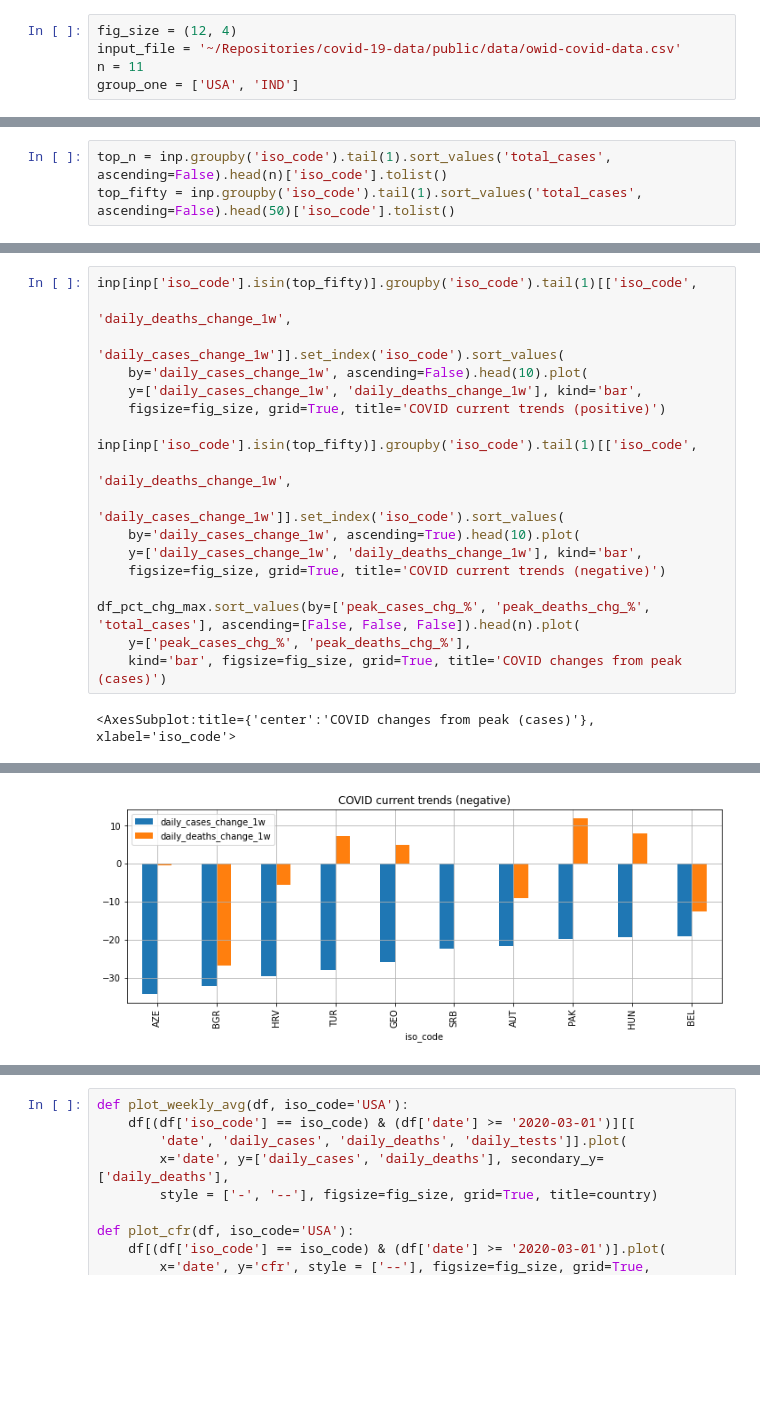
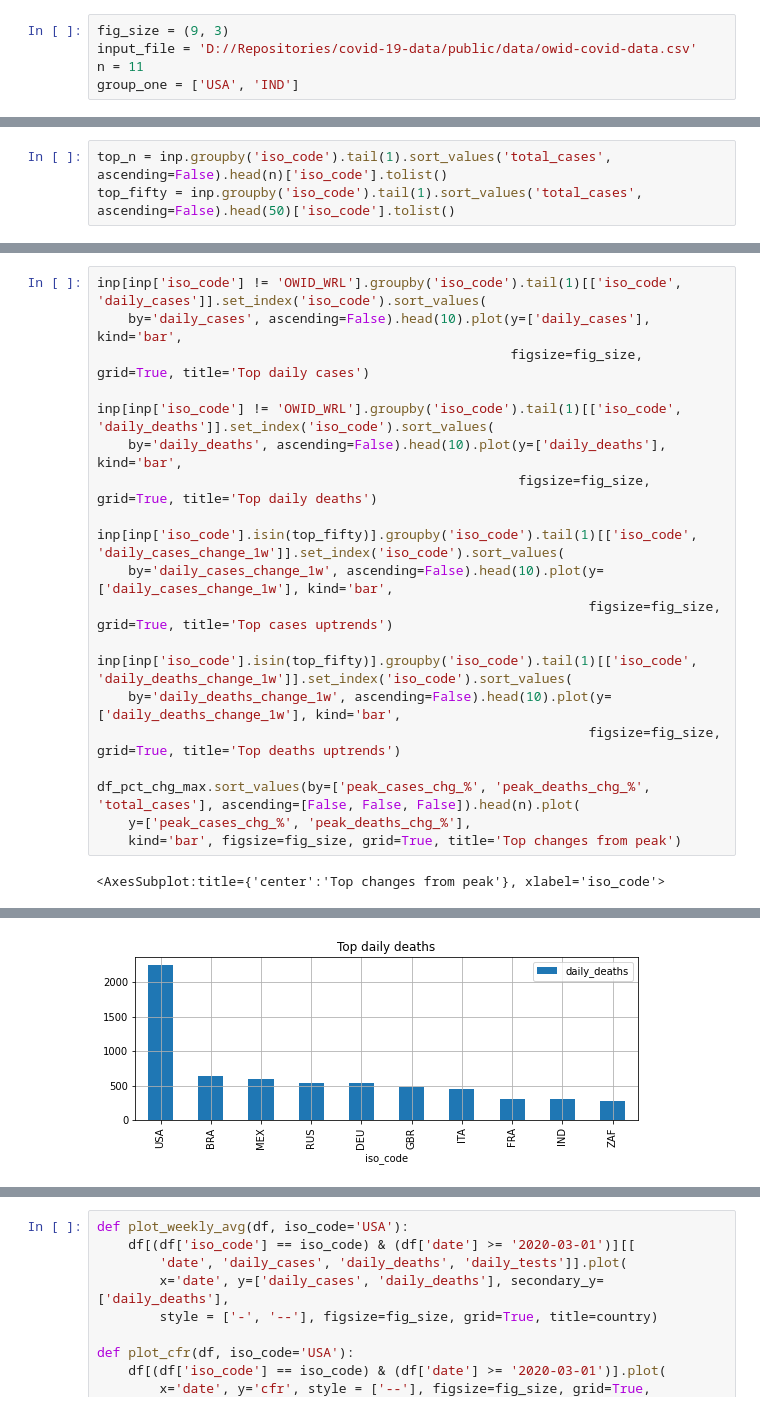
Before and after one commit to bamage00/notebooks, a Jupyter notebook: covid.ipynb, the cells around one changed output, grey strips where cells are left out. Drawn from its saved outputs; the diff is of its cells as text; blank space fills up the shorter version.

```diff
--- a/covid.ipynb
+++ b/covid.ipynb
@@ -6,8 +6,8 @@ from datetime import datetime
 
 plt.rcParams.update({'figure.max_open_warning': 0})
 # %%
-fig_size = (12, 4)
-input_file = '~/Repositories/covid-19-data/public/data/owid-covid-data.csv'
+fig_size = (9, 3)
+input_file = 'D://Repositories/covid-19-data/public/data/owid-covid-data.csv'
 n = 11
 group_one = ['USA', 'IND']
 # %%
@@ -105,20 +105,22 @@ df_pct_chg_max.sort_values(by='total_cases', ascending=False).head(n).plot(
 # %%
-inp[inp['iso_code'].isin(top_fifty)].groupby('iso_code').tail(1)[['iso_code',
-                                                                  'daily_deaths_change_1w',
-                                                                  'daily_cases_change_1w']].set_index('iso_code').sort_values(
-    by='daily_cases_change_1w', ascending=False).head(10).plot(
-    y=['daily_cases_change_1w', 'daily_deaths_change_1w'], kind='bar',
-    figsize=fig_size, grid=True, title='COVID current trends (positive)')
+inp[inp['iso_code'] != 'OWID_WRL'].groupby('iso_code').tail(1)[['iso_code', 'daily_cases']].set_index('iso_code').sort_values(
+    by='daily_cases', ascending=False).head(10).plot(y=['daily_cases'], kind='bar',
+                                                     figsize=fig_size, grid=True, title='Top daily cases')
 
-inp[inp['iso_code'].isin(top_fifty)].groupby('iso_code').tail(1)[['iso_code',
-                                                                  'daily_deaths_change_1w',
-                                                                  'daily_cases_change_1w']].set_index('iso_code').sort_values(
-    by='daily_cases_change_1w', ascending=True).head(10).plot(
-    y=['daily_cases_change_1w', 'daily_deaths_change_1w'], kind='bar',
-    figsize=fig_size, grid=True, title='COVID current trends (negative)')
+inp[inp['iso_code'] != 'OWID_WRL'].groupby('iso_code').tail(1)[['iso_code', 'daily_deaths']].set_index('iso_code').sort_values(
+    by='daily_deaths', ascending=False).head(10).plot(y=['daily_deaths'], kind='bar',
+                                                      figsize=fig_size, grid=True, title='Top daily deaths')
+
+inp[inp['iso_code'].isin(top_fifty)].groupby('iso_code').tail(1)[['iso_code', 'daily_cases_change_1w']].set_index('iso_code').sort_values(
+    by='daily_cases_change_1w', ascending=False).head(10).plot(y=['daily_cases_change_1w'], kind='bar',
+                                                               figsize=fig_size, grid=True, title='Top cases uptrends')
+
+inp[inp['iso_code'].isin(top_fifty)].groupby('iso_code').tail(1)[['iso_code', 'daily_deaths_change_1w']].set_index('iso_code').sort_values(
+    by='daily_deaths_change_1w', ascending=False).head(10).plot(y=['daily_deaths_change_1w'], kind='bar',
+                                                               figsize=fig_size, grid=True, title='Top deaths uptrends')
 
 df_pct_chg_max.sort_values(by=['peak_cases_chg_%', 'peak_deaths_chg_%', 'total_cases'], ascending=[False, False, False]).head(n).plot(
     y=['peak_cases_chg_%', 'peak_deaths_chg_%'],
-    kind='bar', figsize=fig_size, grid=True, title='COVID changes from peak (cases)')
+    kind='bar', figsize=fig_size, grid=True, title='Top changes from peak')
 # %% [output]
-<AxesSubplot:title={'center':'COVID changes from peak (cases)'}, xlabel='iso_code'>
+<AxesSubplot:title={'center':'Top changes from peak'}, xlabel='iso_code'>
@@ -126 +128 @@ df_pct_chg_max.sort_values(by=['peak_cases_chg_%', 'peak_deaths_chg_%', 'total_c
-[figure, old version]
+[figure, new version]
```
Also changed, not shown: parts of 9 cells of this notebook.
